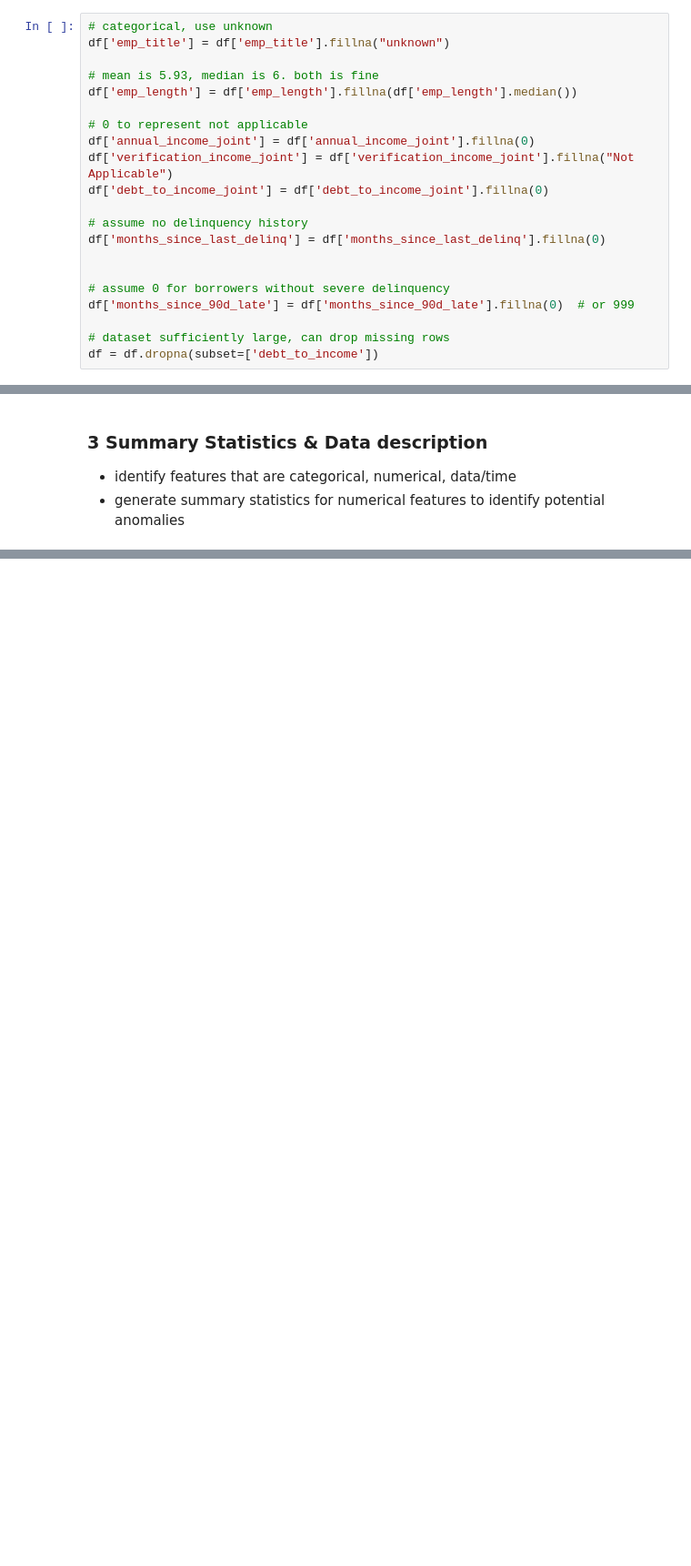
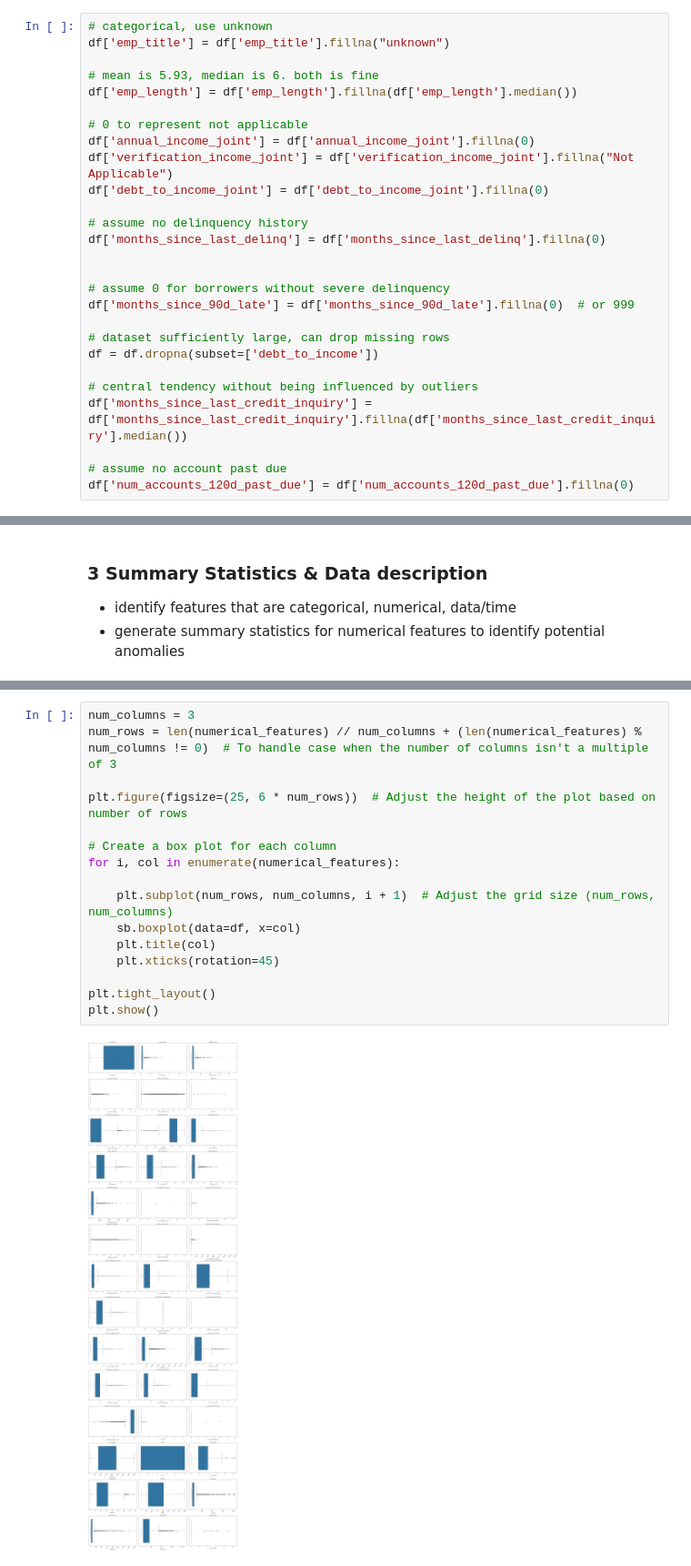
Before and after one commit to AIwithLucas/mastering_decision_trees, a Jupyter notebook: src/decision-tree-classifier/lending_club_loan_decision_classifier.ipynb, the cells around one changed output, grey strips where cells are left out. Shown at 91% size. Saved outputs shown, nothing was run; the diff lists cells and outputs as text; blank space fills up the shorter version.

Commit message:
Include box whisker plot and value counts plot

```diff
--- a/src/decision-tree-classifier/lending_club_loan_decision_classifier.ipynb
+++ b/src/decision-tree-classifier/lending_club_loan_decision_classifier.ipynb
@@ -143,6 +138,12 @@ df['months_since_90d_late'] = df['months_since_90d_late'].fillna(0)  # or 999
 
 # dataset sufficiently large, can drop missing rows
 df = df.dropna(subset=['debt_to_income'])
+
+# central tendency without being influenced by outliers
+df['months_since_last_credit_inquiry'] = df['months_since_last_credit_inquiry'].fillna(df['months_since_last_credit_inquiry'].median())
+
+# assume no account past due
+df['num_accounts_120d_past_due'] = df['num_accounts_120d_past_due'].fillna(0)
 # %%
 print(df.isnull().sum())
 print(df.shape)
@@ -244,0 +213,18 @@ Index(['emp_title', 'emp_length', 'state', 'homeownership', 'annual_income',
+# %%
+num_columns = 3
+num_rows = len(numerical_features) // num_columns + (len(numerical_features) % num_columns != 0)  # To handle case when the number of columns isn't a multiple of 3
+
+plt.figure(figsize=(25, 6 * num_rows))  # Adjust the height of the plot based on number of rows
+
+# Create a box plot for each column
+for i, col in enumerate(numerical_features):
+
+    plt.subplot(num_rows, num_columns, i + 1)  # Adjust the grid size (num_rows, num_columns)
+    sb.boxplot(data=df, x=col)
+    plt.title(col)
+    plt.xticks(rotation=45)
+
+plt.tight_layout()
+plt.show()
+# %% [output]
+[figure, added]
```
Also changed, not shown: parts of 15 cells of this notebook, 1 other file.
